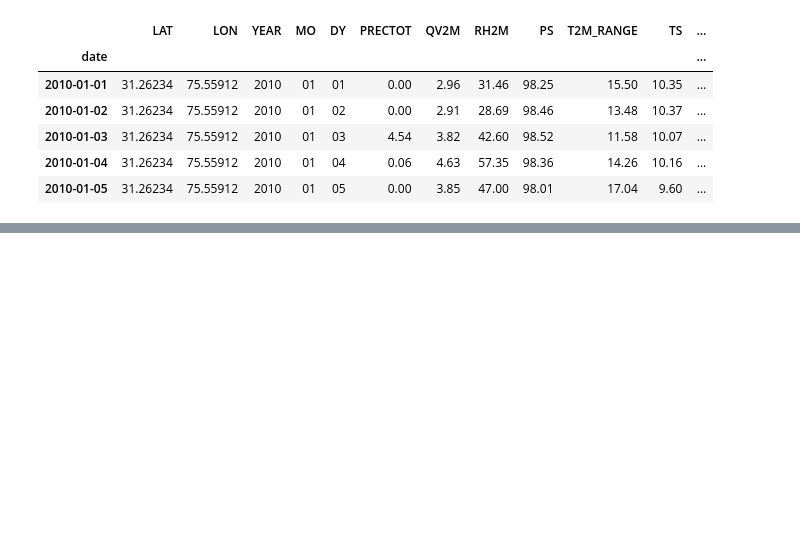
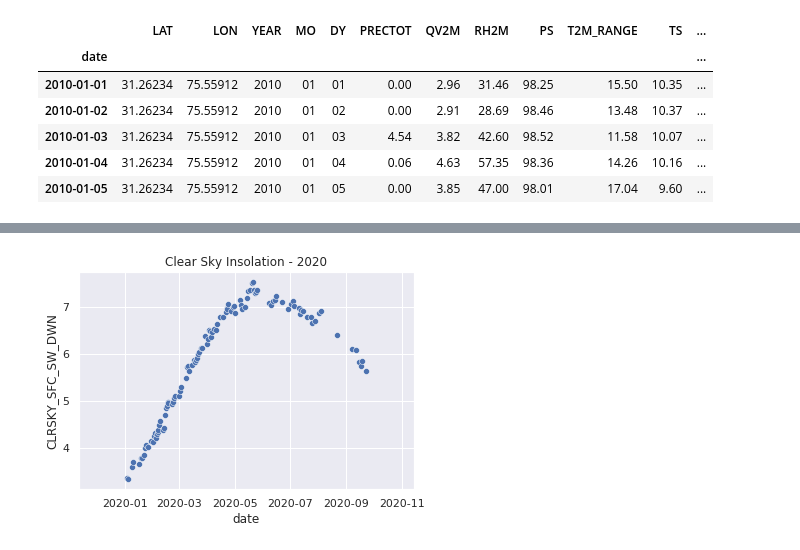
Before and after one commit to shobhanb/sabudh-solar-pp, a Jupyter notebook: NASA POWER EDA.ipynb, the cells around one changed output, grey strips where cells are left out. Drawn from its saved outputs; the diff is of its cells as text; code cells hidden in the pictures; blank space fills up the shorter version.

```diff
--- a/NASA POWER EDA.ipynb
+++ b/NASA POWER EDA.ipynb
@@ -149,0 +158,6 @@ plt.show()
+# %%
+sns.scatterplot(x='date', y='CLRSKY_SFC_SW_DWN', data=df.loc['2020':])
+plt.title('Clear Sky Insolation - 2020')
+plt.show()
+# %% [output]
+[figure, added]
```
Also changed, not shown: parts of 9 cells of this notebook.
